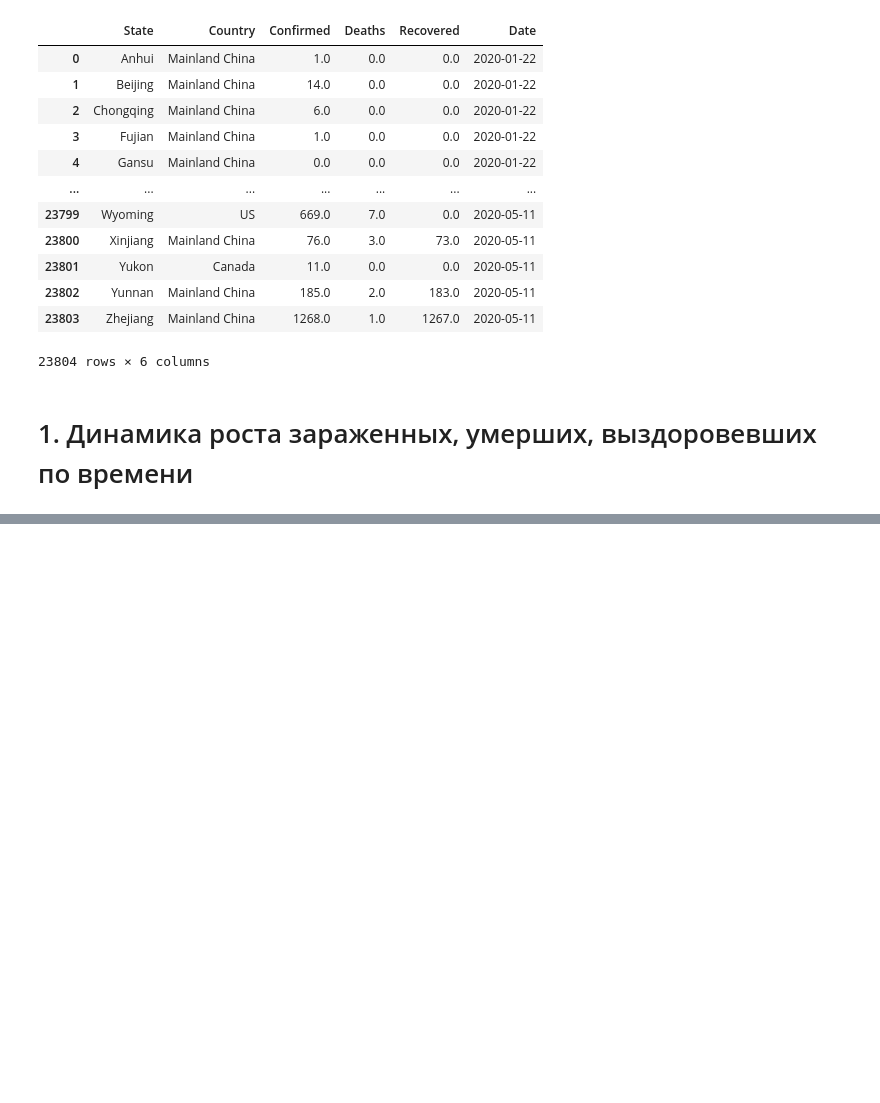
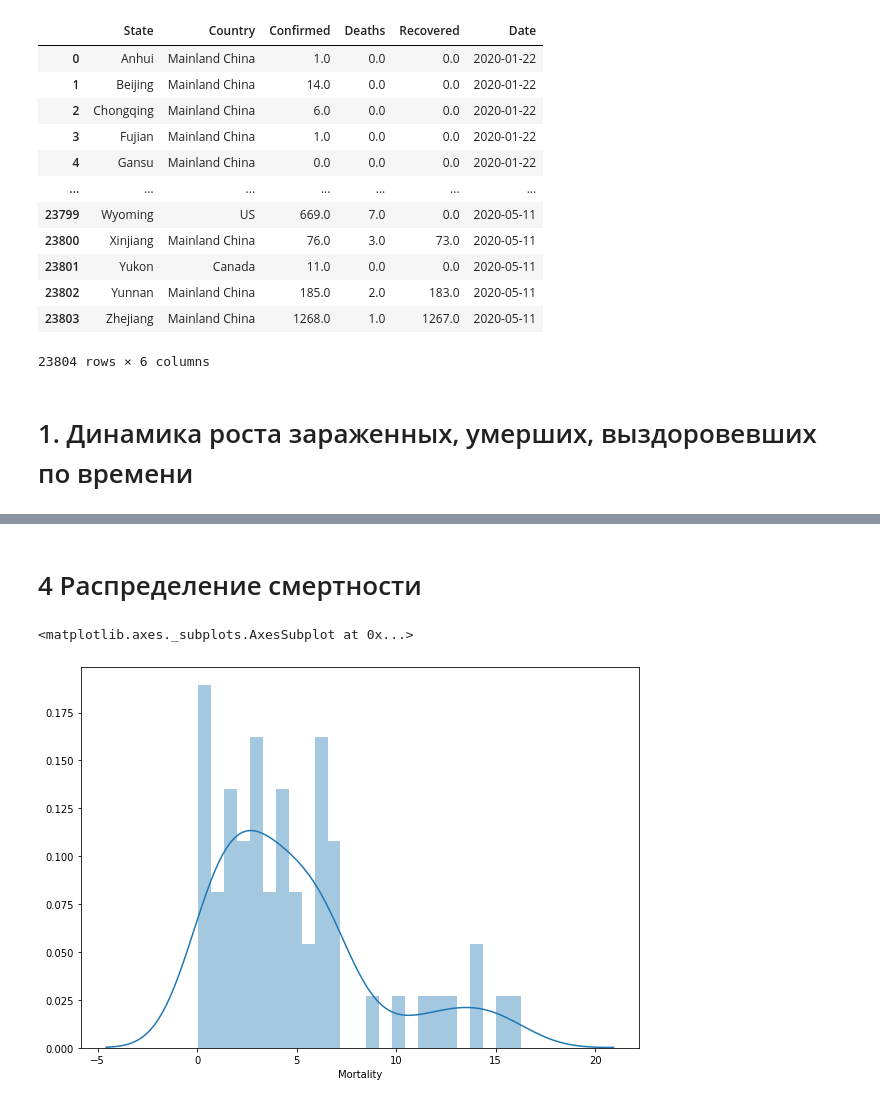
Before and after one commit to HennesyXO/Net, a Jupyter notebook: Библиотека Matplotlib & Seaborn-Визуализация данных/Python_Matplotlib_14_HW.ipynb, the cells around one changed output, grey strips where cells are left out. Saved outputs shown, nothing was run; the diff lists cells and outputs as text; code cells hidden in the pictures; blank space fills up the shorter version.

```diff
--- a/Библиотека Matplotlib & Seaborn-Визуализация данных/Python_Matplotlib_14_HW.ipynb
+++ b/Библиотека Matplotlib & Seaborn-Визуализация данных/Python_Matplotlib_14_HW.ipynb
@@ -123,4 +171,7 @@ plt.barh(df_by_country['Country'].head(10), df_by_country['Mortality'].head(10))
+# %% [markdown]
+# 4 Распределение смертности
 # %%
-4 Распределение смертности
-In [11]:
-sns.distplot(df_by_country[df_by_country.Confirmed > 10000]['Mortality'], bins=20 )
+sns.distplot(df_by_country[df_by_country.Confirmed > 5000]['Mortality'], bins=25 )
+# %% [output]
+<matplotlib.axes._subplots.AxesSubplot at 0x...>
+[figure, added]
```
Also changed, not shown: parts of 34 cells of this notebook, 1 other file.
